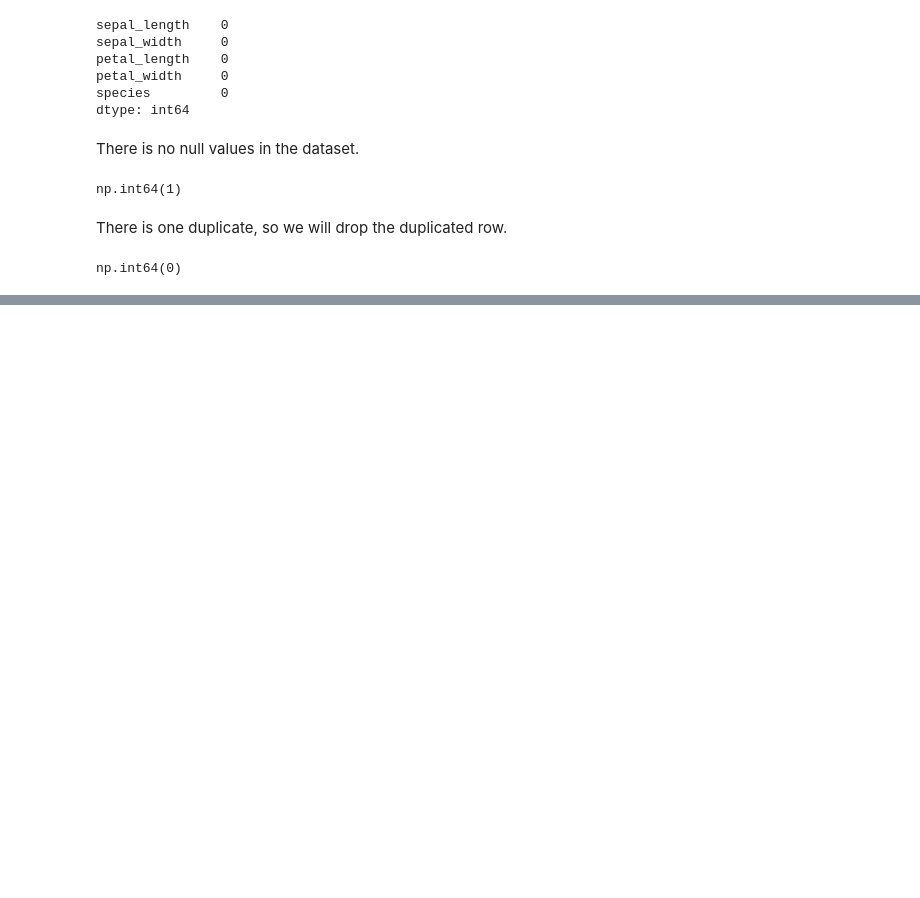
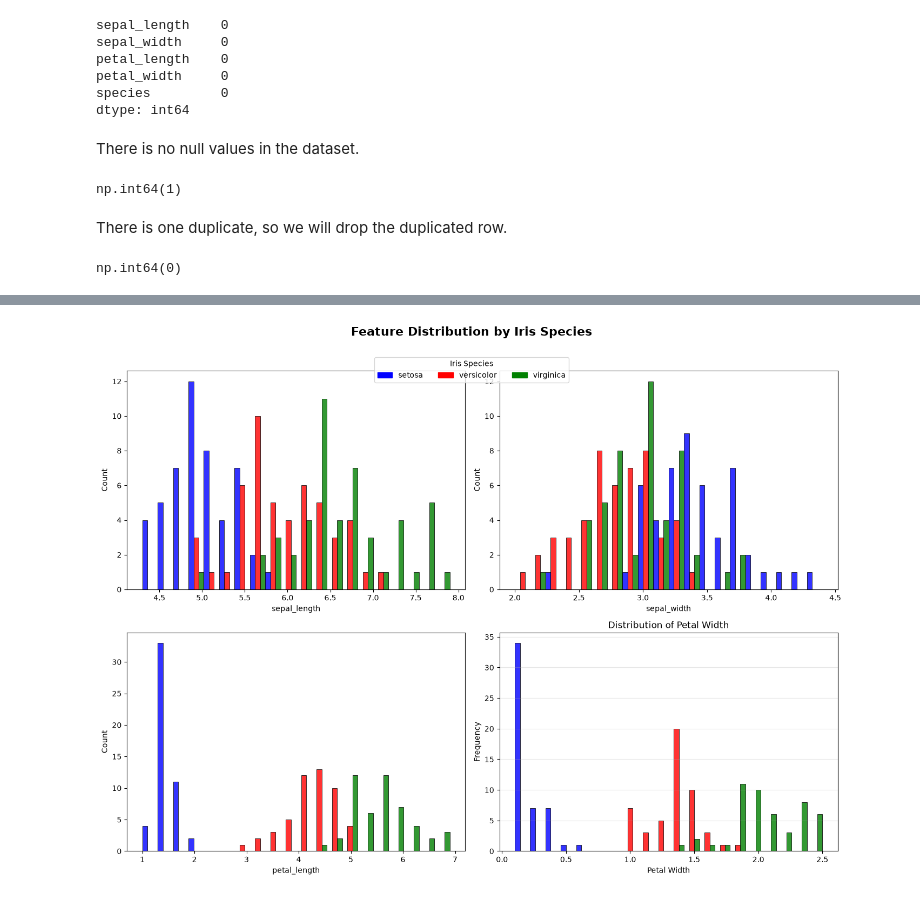
Before and after one commit to seelneas/Datheon_Machine_Learning_-_Data_Science_Internship, a Jupyter notebook: Multiclass_Benchmark_Classification_Pipeline/iris_classification.ipynb, the cells around one changed output, grey strips where cells are left out. Drawn from its saved outputs; the diff is of its cells as text; code cells hidden in the pictures; blank space fills up the shorter version.

```diff
--- a/Multiclass_Benchmark_Classification_Pipeline/iris_classification.ipynb
+++ b/Multiclass_Benchmark_Classification_Pipeline/iris_classification.ipynb
@@ -132,0 +148,57 @@ np.int64(0)
+# %%
+# Feature Distribution
+color_palette = {
+    'setosa' : 'blue',
+    'versicolor' : 'red',
+    'virginica' : 'green'
+}
+
+features =  ['sepal_length', 'sepal_width', 'petal_length', 'petal_width']
+
+fig , axes = plt.subplots(2, 2, figsize = (14,10))
+
+axes = axes.flatten()
+
+for ax, feature in zip(axes, features):
+    sns.histplot(
+        data = df,
+        x = feature,
+        hue =  'species',
+        palette = color_palette,
+        multiple="dodge",
+        alpha=0.8,
+        bins=20,
+        ax=ax,
+        legend=False
+    )
+
+ax.set_title(f"Distribution of {feature.replace('_', ' ').title()}")
+ax.set_xlabel(feature.replace("_", " ").title())
+ax.set_ylabel("Frequency")
+ax.grid(axis="y", alpha=0.3)
+
+handles = [
+    plt.Rectangle((0, 0), 1, 1, color=color)
+    for color in color_palette.values()
+]
+
+fig.legend(
+    handles,
+    color_palette.keys(),
+    title="Iris Species",
+    loc="upper center",
+    ncol=3,
+    bbox_to_anchor=(0.5, 0.98)
+)
+
+fig.suptitle(
+    'Feature Distribution by Iris Species',
+    fontsize = 16,
+    fontweight = 'bold',
+    y = 1.03
+)
+
+plt.tight_layout()
+plt.show()
+# %% [output]
+[figure, added]
```
Also changed, not shown: parts of 16 cells of this notebook.
